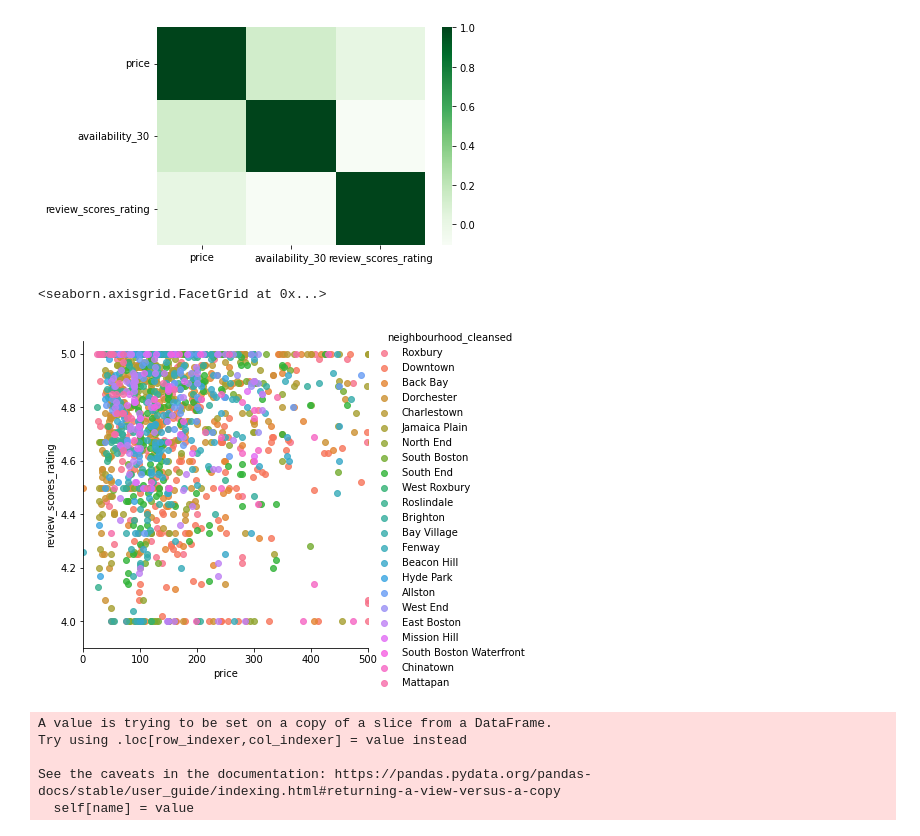
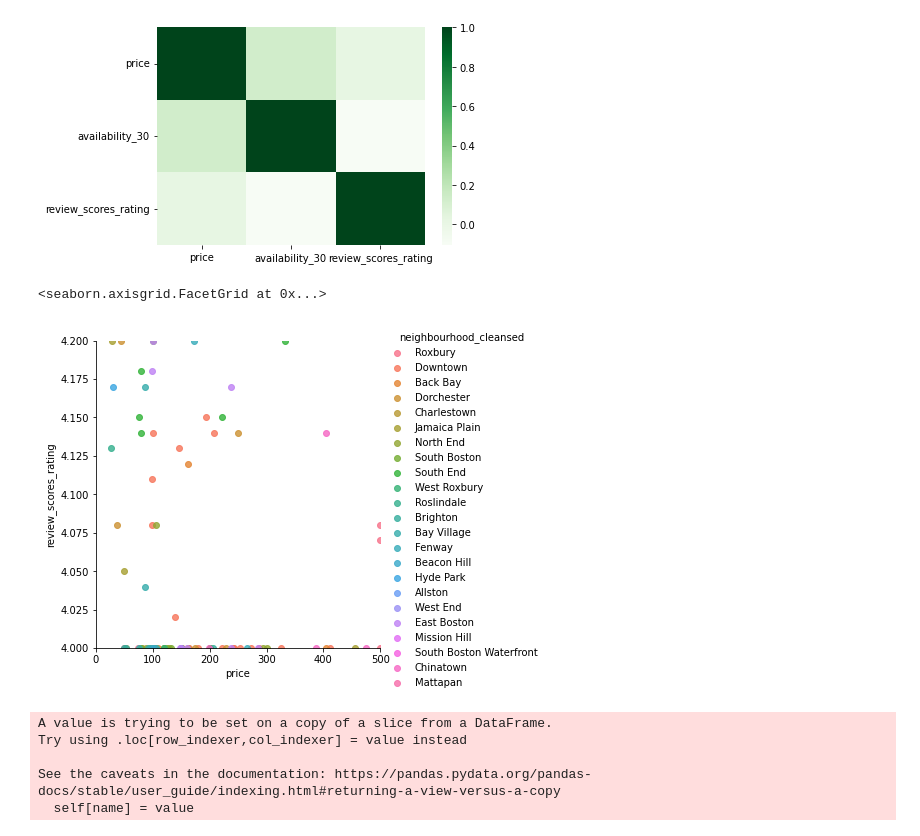
Before and after one commit to Fabrizio-Andrew/Vacation-Rental-Pricing-Estimator, a Jupyter notebook: experimentation/eda0.ipynb, the cells around one changed output. Cells and saved outputs as stored; diff of their text form; code cells hidden in the pictures.

```diff
--- a/experimentation/eda0.ipynb
+++ b/experimentation/eda0.ipynb
@@ -561,11 +565,11 @@ sns.heatmap(df_test.corr(), cmap="Greens")
 [figure]
 # %%
 a = sns.lmplot(x='price', y='review_scores_rating', data=df_none_null, hue='neighbourhood_cleansed',fit_reg=False)
-a.set(ylim=(3.9, 5.05))
+a.set(ylim=(4, 4.2))
 a.set(xlim=(0, 500))
 # %% [output]
 <seaborn.axisgrid.FacetGrid at 0x...>
-[figure, old version]
+[figure, new version]
 # %%
 df_test = df_none_null[['price', 'availability_30','instant_bookable']]
 df_test.instant_bookable = df_test['instant_bookable'].map(trueFalseToBinary).astype('int32')
```
Also changed, not shown: parts of 6 cells of this notebook, 3 other files.
